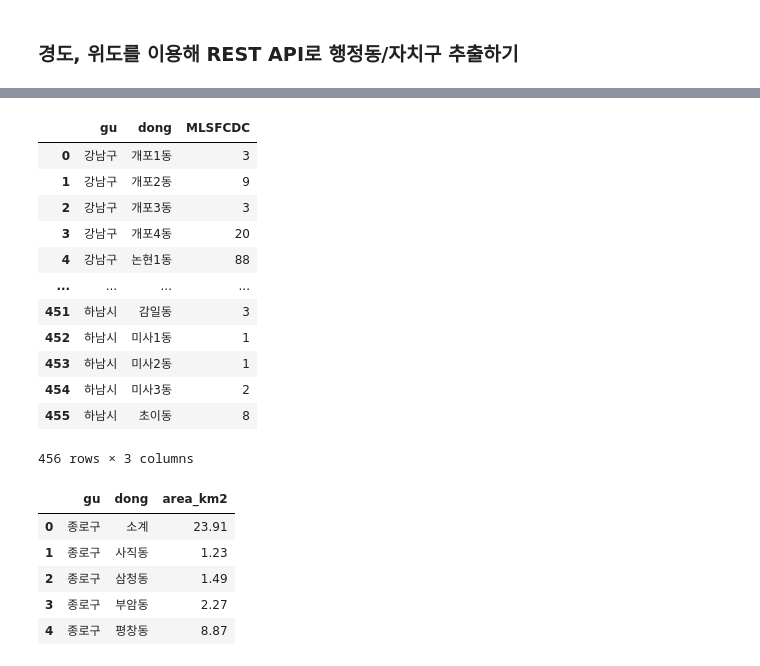
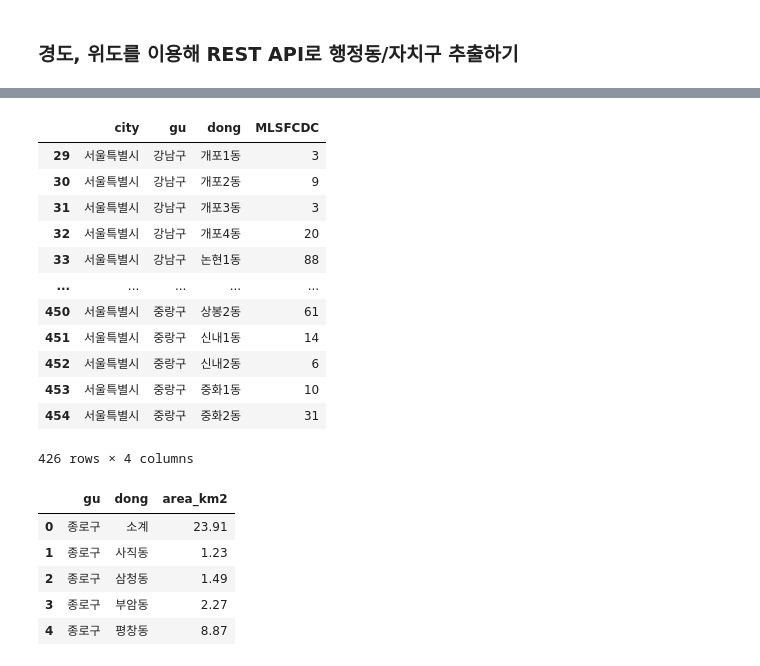
Before and after one commit to zissuuo/seoul_bigdata_campus, a Jupyter notebook: 서울시 주요시설과 집객시설(행정동별:자치구별).ipynb, the cells around one changed output, grey strips where cells are left out. Cells and saved outputs as stored; diff of their text form; code cells hidden in the pictures.

```diff
--- a/서울시 주요시설과 집객시설(행정동별:자치구별).ipynb
+++ b/서울시 주요시설과 집객시설(행정동별:자치구별).ipynb
@@ -5,14 +5,11 @@ import geopandas as gpd
 import pandas as pd
 # %%
 # 공간 데이터 csv로 변환하여 저장
-gdf = gpd.read_file("/Users/kimjisu/Desktop/seoulbigcam/Raw Data/2020/TL_TBVIATR_FCLTY_INFO_2020.shp")
-csv_file = "/Users/kimjisu/Desktop/seoulbigcam/Preprocessed Data/서울시 주요시설과 집객시설 공간데이터(2020).csv"
-gdf.to_csv(csv_file, index=False)
+seoul = gpd.read_file("/Users/Jenny/Desktop/seoulbigcam/Raw Data/2020/TL_TBVIATR_FCLTY_INFO_2020.shp")
+
+#csv 파일 저장
+csv_file = "/Users/Jenny/Desktop/seoulbigcam/Preprocessed Data/서울시 주요시설과 집객시설 공간데이터(2020).csv"
+seoul.to_csv(csv_file, index=False)
 
 
 ## 생략가능 아래 코드만 실행하면 됩니다
-# %%
-# 엑셀을 이용해 가볍게 1차 전처리 한 파일을 불러오기
-
-seoul = pd.read_csv('Preprocessed Data/서울시 주요시설과 집객시설 공간데이터(2020).csv')
-seoul.head()
@@ -27,8 +16,9 @@ seoul.head()
 # %%
-# 교육시설 제외하기
+# 교육시설/교통시설 제외하기
 
 seoul = seoul[seoul['MLSFCDC'] != '교육시설']
+seoul = seoul[seoul['MLSFCDC'] != '교통시설']
 seoul = seoul.reset_index(drop=True)
-seoul.head()
+seoul
 # %% [output]
 |  | STDR_YM | VIAT_SE_CD | VIAT_CD | VIAT_ID | LCLASDC | MLSFCDC | SCLASDC | DCLASDC | BCLASDC | VIAT_NM | ... | ... |
@@ -72,3 +68,5 @@ print(gdf)
+# %%
+gdf = gdf[:30]
 # %% [markdown]
 ### 경도, 위도를 이용해 REST API로 행정동/자치구 추출하기
 # %%
@@ -138,21 +151,24 @@ gdf.to_csv("/Users/kimjisu/Desktop/seoulbigcam/Preprocessed Data/서울
 # %%
-gdf_new = gdf[['MLSFCDC', 'gu', 'dong']]
-gdf_dong = gdf.groupby(['gu', 'dong'], as_index=False)['MLSFCDC'].count()
+gdf_new = gdf[['MLSFCDC', 'city', 'gu', 'dong']]
+gdf_dong = gdf.groupby(['city', 'gu', 'dong'], as_index=False)['MLSFCDC'].count()
+
+# 서울시 데이터만 확인
+gdf_dong = gdf_dong[gdf_dong['city'] == '서울특별시']
 gdf_dong
 # %% [output]
-|  | gu | dong | MLSFCDC |
-| 0 | 강남구 | 개포1동 | 3 |
-| 1 | 강남구 | 개포2동 | 9 |
-| 2 | 강남구 | 개포3동 | 3 |
-| 3 | 강남구 | 개포4동 | 20 |
-| 4 | 강남구 | 논현1동 | 88 |
-| ... | ... | ... | ... |
-| 451 | 하남시 | 감일동 | 3 |
-| 452 | 하남시 | 미사1동 | 1 |
-| 453 | 하남시 | 미사2동 | 1 |
-| 454 | 하남시 | 미사3동 | 2 |
-| 455 | 하남시 | 초이동 | 8 |
+|  | city | gu | dong | MLSFCDC |
+| 29 | 서울특별시 | 강남구 | 개포1동 | 3 |
+| 30 | 서울특별시 | 강남구 | 개포2동 | 9 |
+| 31 | 서울특별시 | 강남구 | 개포3동 | 3 |
+| 32 | 서울특별시 | 강남구 | 개포4동 | 20 |
+| 33 | 서울특별시 | 강남구 | 논현1동 | 88 |
+| ... | ... | ... | ... | ... |
+| 450 | 서울특별시 | 중랑구 | 상봉2동 | 61 |
+| 451 | 서울특별시 | 중랑구 | 신내1동 | 14 |
+| 452 | 서울특별시 | 중랑구 | 신내2동 | 6 |
+| 453 | 서울특별시 | 중랑구 | 중화1동 | 10 |
+| 454 | 서울특별시 | 중랑구 | 중화2동 | 31 |
-456 rows × 3 columns
+426 rows × 4 columns
 # %%
 # 행정동별 면적 데이터 로드
 
```
Also changed, not shown: parts of 12 cells of this notebook, 7 other files.
